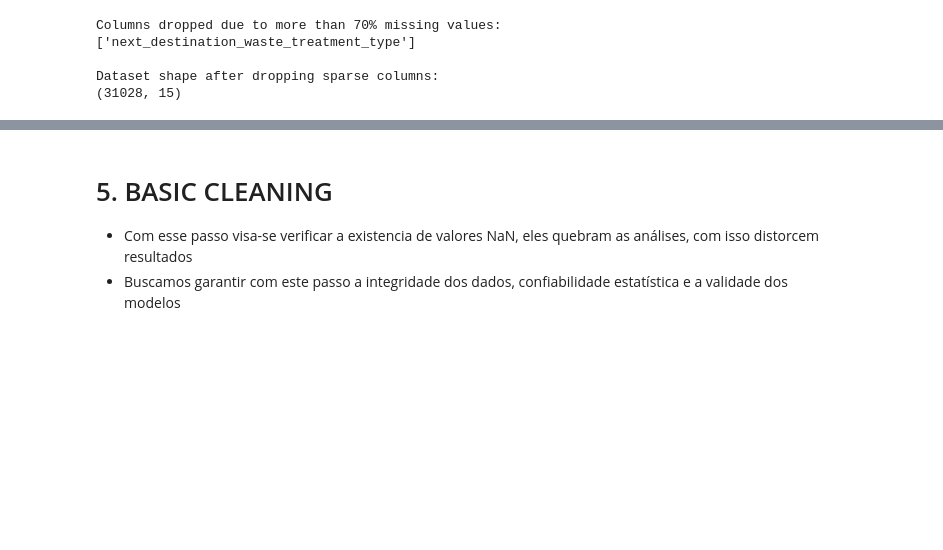
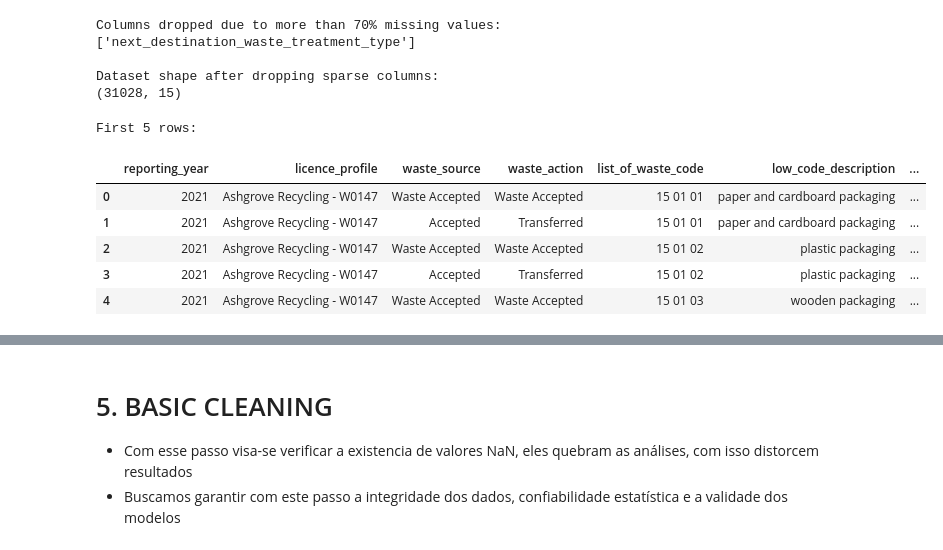
Before and after one commit to asilvadesouza/CCT_Colege, a Jupyter notebook: Waste_Disposal_Project.ipynb, the cells around one changed output, grey strips where cells are left out. Cells and saved outputs as stored; diff of their text form; code cells hidden in the pictures; blank space fills up the shorter version.

```diff
--- a/Waste_Disposal_Project.ipynb
+++ b/Waste_Disposal_Project.ipynb
@@ -219,6 +219,17 @@ Columns dropped due to more than 70% missing values:
 
 Dataset shape after dropping sparse columns:
 (31028, 15)
+# %%
+print("\nFirst 5 rows:")
+df.head()
+# %% [output]
+First 5 rows:
+|  | reporting_year | licence_profile | waste_source | waste_action | list_of_waste_code | low_code_description | ... |
+| 0 | 2021 | Ashgrove Recycling - W0147 | Waste Accepted | Waste Accepted | 15 01 01 | paper and cardboard packaging | ... |
+| 1 | 2021 | Ashgrove Recycling - W0147 | Accepted | Transferred | 15 01 01 | paper and cardboard packaging | ... |
+| 2 | 2021 | Ashgrove Recycling - W0147 | Waste Accepted | Waste Accepted | 15 01 02 | plastic packaging | ... |
+| 3 | 2021 | Ashgrove Recycling - W0147 | Accepted | Transferred | 15 01 02 | plastic packaging | ... |
+| 4 | 2021 | Ashgrove Recycling - W0147 | Waste Accepted | Waste Accepted | 15 01 03 | wooden packaging | ... |
 # %% [markdown]
 # 4. CONVERT DATA TYPES
 
```
Also changed, not shown: parts of 31 cells of this notebook.
